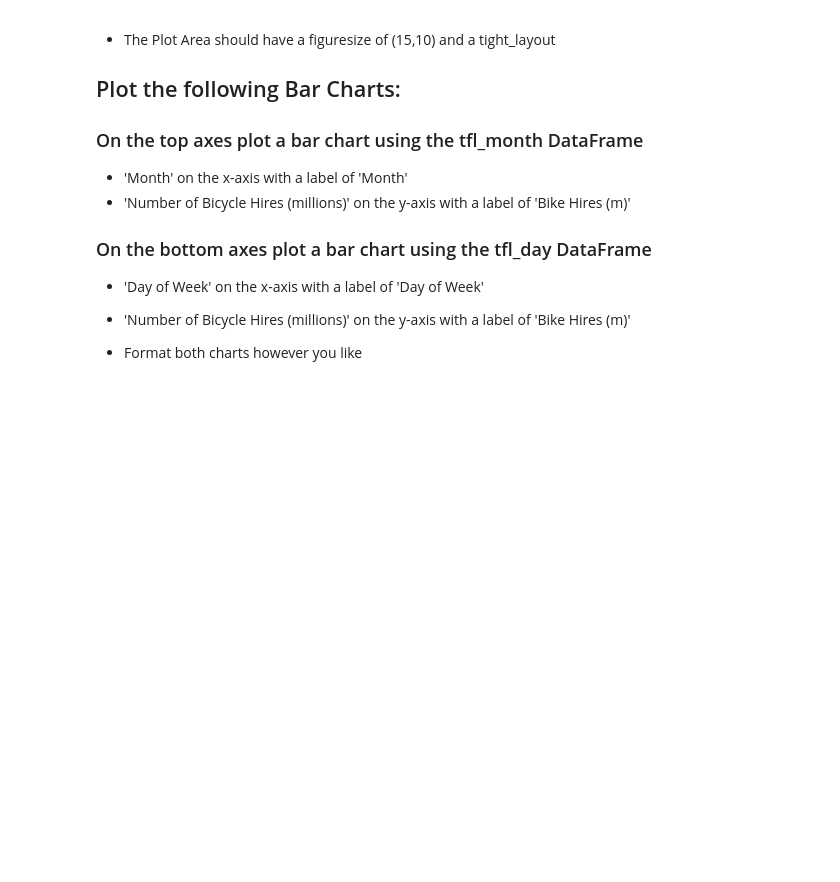
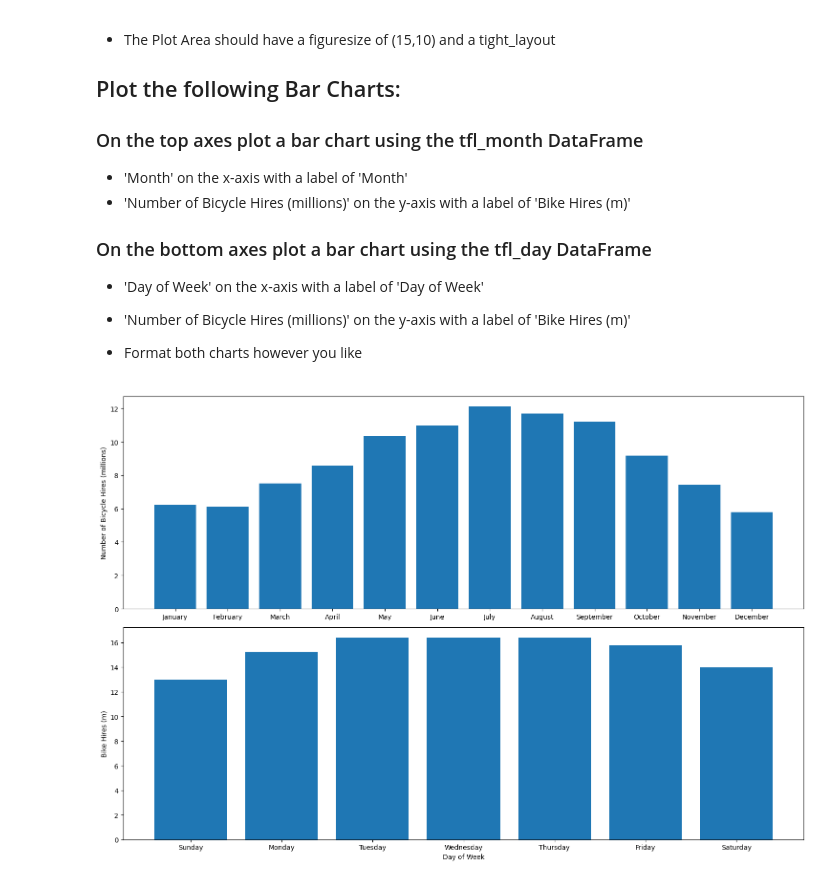
Before and after one commit to natalieheng/Project-1---Purchases-and-Transaction, a Jupyter notebook: Courses/(1) Course Resurces-Python for Data Analysis and Visualization/13 Challenge Section - Matplotlib/challenge_questions_matplotlib.ipynb, the cells around one changed output. Cells and saved outputs as stored; diff of their text form; code cells hidden in the pictures; blank space fills up the shorter version.

```diff
--- a/Courses/(1) Course Resurces-Python for Data Analysis and Visualization/13 Challenge Section - Matplotlib/challenge_questions_matplotlib.ipynb
+++ b/Courses/(1) Course Resurces-Python for Data Analysis and Visualization/13 Challenge Section - Matplotlib/challenge_questions_matplotlib.ipynb
@@ -279,3 +294,16 @@ Format the chart however you like and add appropriate titles, x-axis labels and
 
 
 * Format both charts however you like
+# %%
+fig, (ax1,ax2) = plt.subplots(2,1, figsize = (15, 10), tight_layout = True)
+
+ax1.bar(x = tfl_month['Month'], height = tfl_month['Number of Bicycle Hires (millions)'])
+ax1.set_ylabel('Number of Bicycle Hires (millions)')
+
+ax2.bar(x = tfl_day['Day of Week'], height = tfl_day['Number of Bicycle Hires (millions)'])
+ax2.set_xlabel('Day of Week')
+ax2.set_ylabel('Bike Hires (m)')
+
+plt.show()
+# %% [output]
+[figure, added]
```
Also changed, not shown: parts of 1 cell of this notebook, 1 other file.
